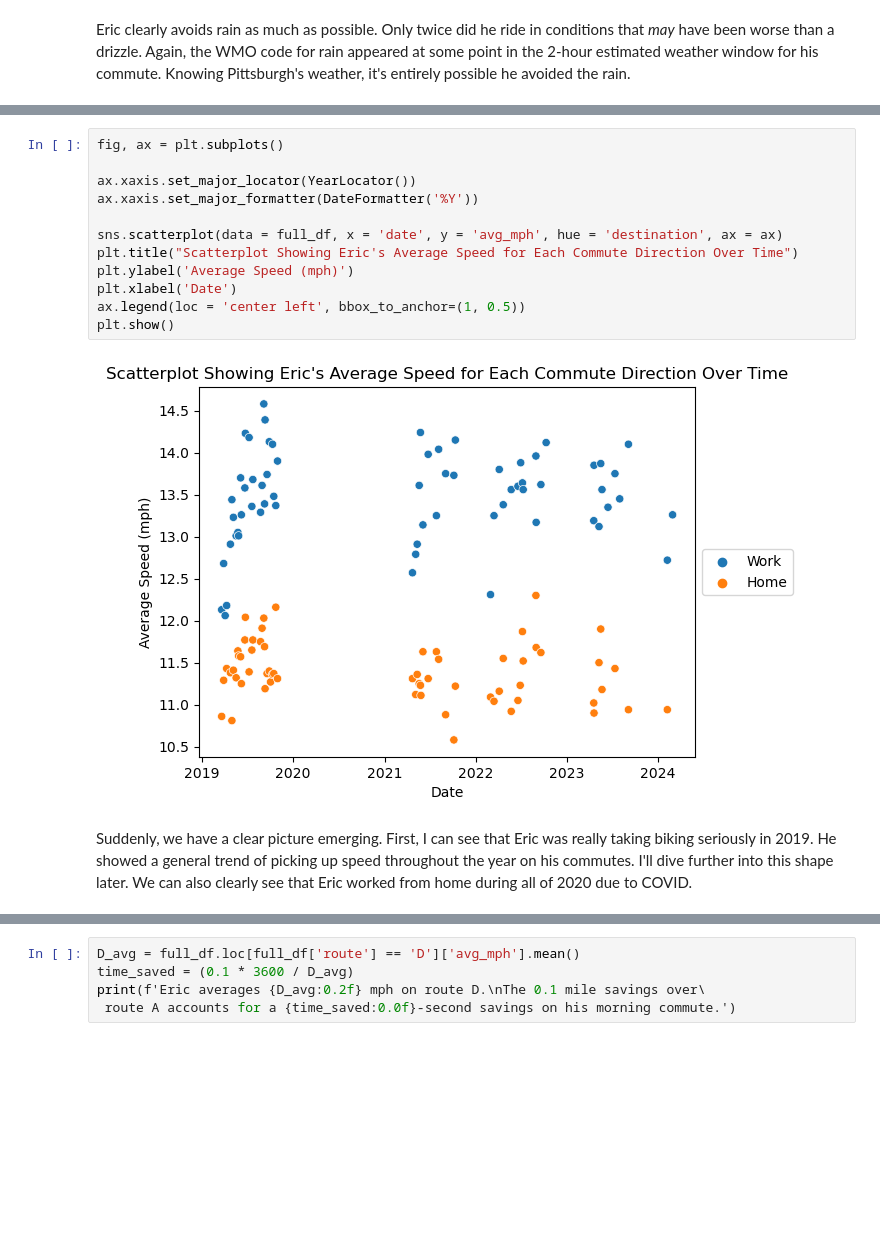
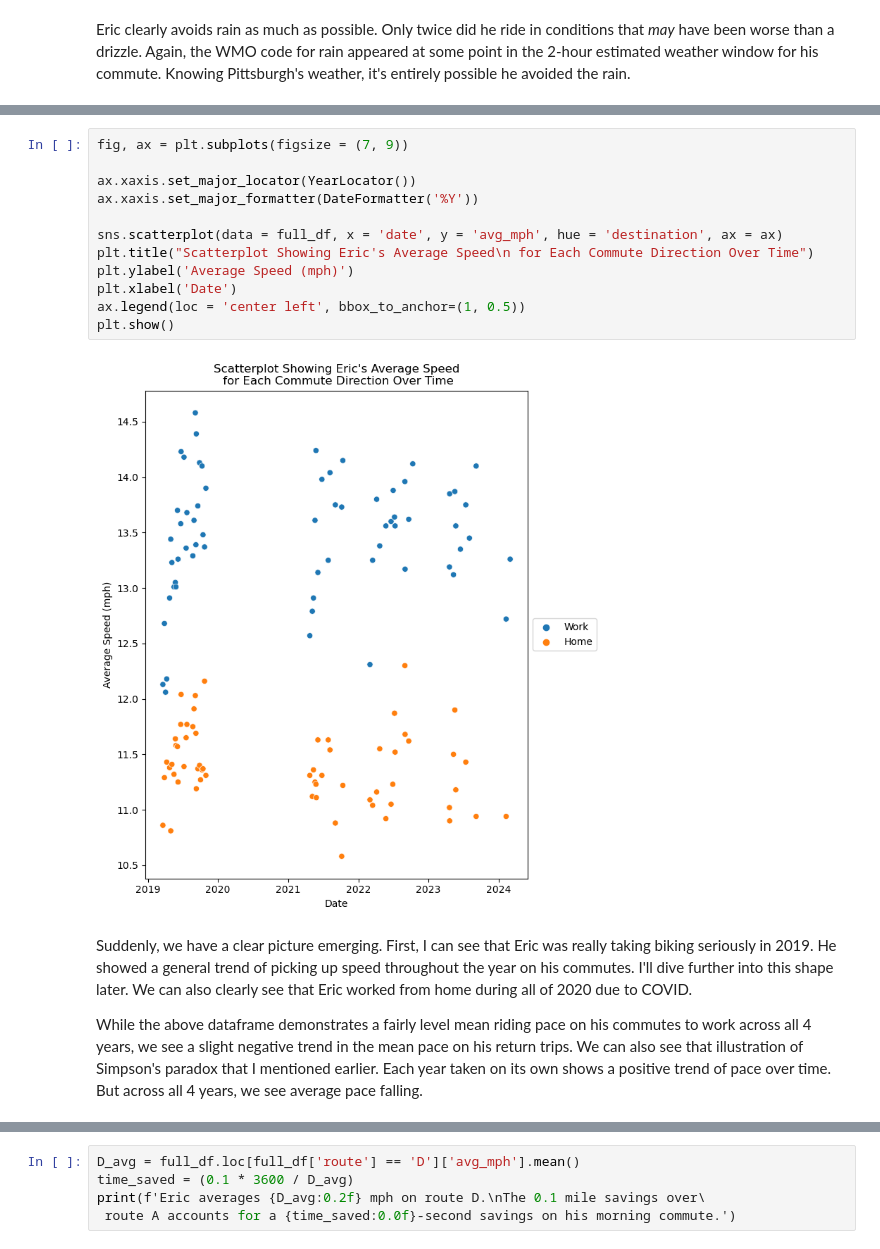
Before and after one commit to loganschmitt14/Brunner_DS_Task, a Jupyter notebook: biking.ipynb, the cells around one changed output, grey strips where cells are left out. Saved outputs shown, nothing was run; the diff lists cells and outputs as text; blank space fills up the shorter version.

```diff
--- a/biking.ipynb
+++ b/biking.ipynb
@@ -221,16 +335,18 @@ plt.show()
 # %%
-fig, ax = plt.subplots()
+fig, ax = plt.subplots(figsize = (7, 9))
 
 ax.xaxis.set_major_locator(YearLocator())
 ax.xaxis.set_major_formatter(DateFormatter('%Y'))
 
 sns.scatterplot(data = full_df, x = 'date', y = 'avg_mph', hue = 'destination', ax = ax)
-plt.title("Scatterplot Showing Eric's Average Speed for Each Commute Direction Over Time")
+plt.title("Scatterplot Showing Eric's Average Speed\n for Each Commute Direction Over Time")
 plt.ylabel('Average Speed (mph)')
 plt.xlabel('Date')
 ax.legend(loc = 'center left', bbox_to_anchor=(1, 0.5))
 plt.show()
 # %% [output]
-[figure, old version]
+[figure, new version]
 # %% [markdown]
 Suddenly, we have a clear picture emerging. First, I can see that Eric was really taking biking seriously in 2019. He showed a general trend of picking up speed throughout the year on his commutes. I'll dive further into this shape later. We can also clearly see that Eric worked from home during all of 2020 due to COVID.
+
+While the above dataframe demonstrates a fairly level mean riding pace on his commutes to work across all 4 years, we see a slight negative trend in the mean pace on his return trips. We can also see that illustration of Simpson's paradox that I mentioned earlier. Each year taken on its own shows a positive trend of pace over time. But across all 4 years, we see average pace falling.
```
Also changed, not shown: parts of 54 cells of this notebook, 8 other files.
